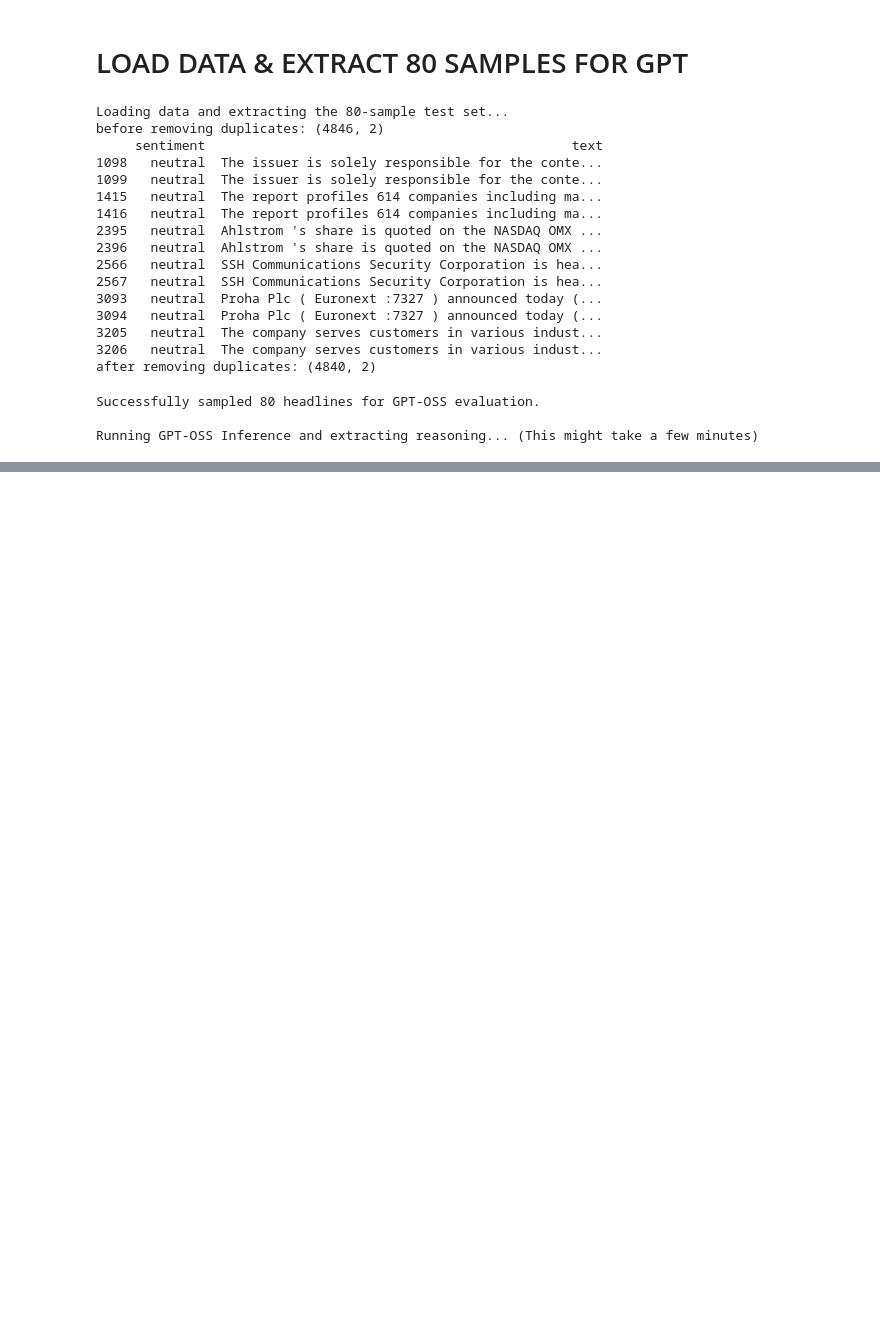
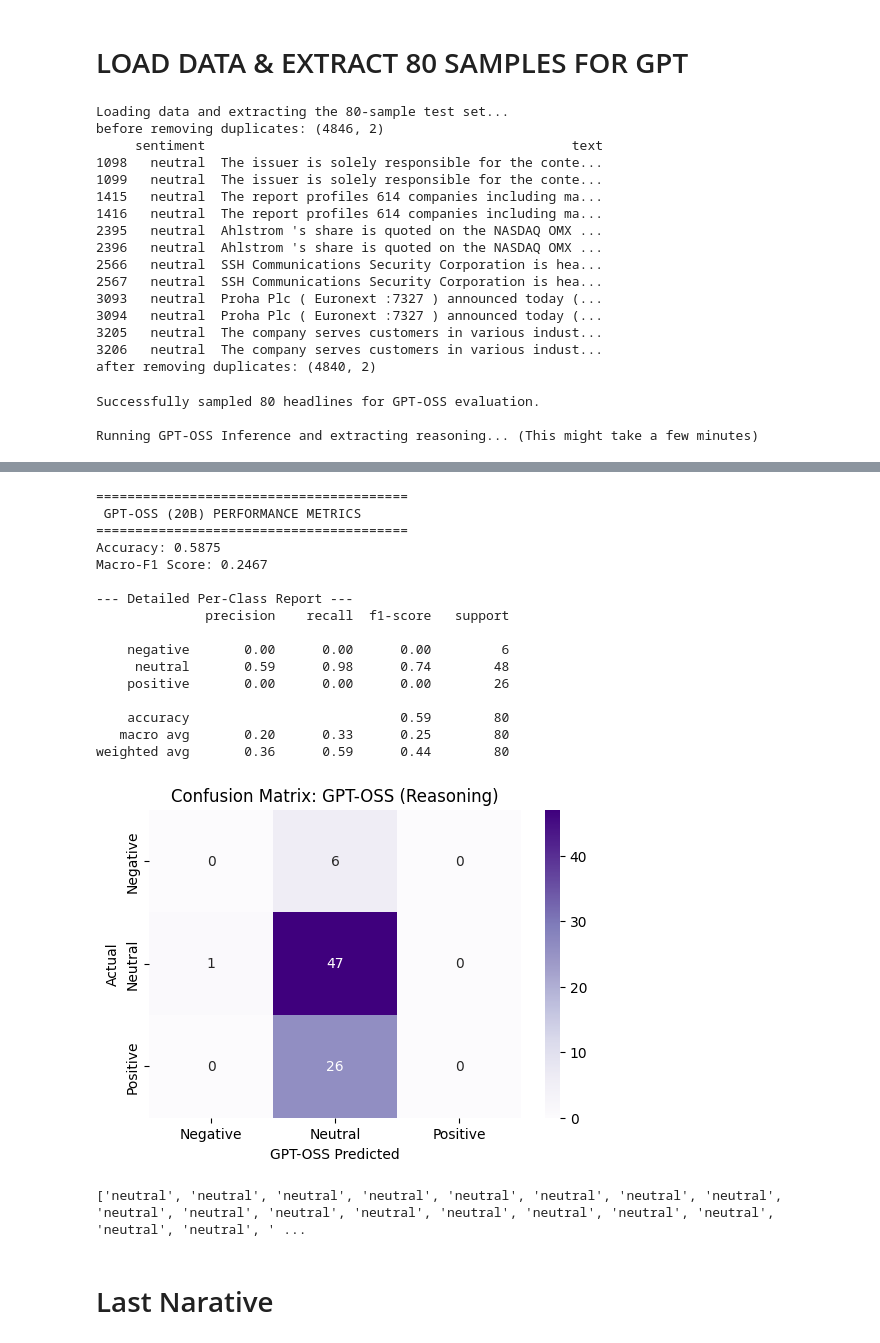
Before and after one commit to mehrdat/assignment_fine_tune, a Jupyter notebook: gptoss.ipynb, the cells around one changed output, grey strips where cells are left out. Saved outputs shown, nothing was run; the diff lists cells and outputs as text; code cells hidden in the pictures; blank space fills up the shorter version.

```diff
--- a/gptoss.ipynb
+++ b/gptoss.ipynb
@@ -130,0 +304,42 @@ plt.show()
+# %%
+from sklearn.metrics import classification_report, confusion_matrix
+true_labels = gpt_test_df['sentiment'].tolist()
+
+print("\n" + "="*40)
+print(" GPT-OSS (20B) PERFORMANCE METRICS ")
+print("="*40)
+print(f"Accuracy: {accuracy_score(true_labels, current_predictions):.4f}")
+print(f"Macro-F1 Score: {f1_score(true_labels, current_predictions, average='macro'):.4f}")
+
+print("\n--- Detailed Per-Class Report ---")
+print(classification_report(true_labels, current_predictions, target_names=['negative', 'neutral', 'positive']))
+
+cm = confusion_matrix(true_labels, current_predictions)
+plt.figure(figsize=(6,4))
+sns.heatmap(cm, annot=True, fmt='d', cmap='Purples', xticklabels=['Negative', 'Neutral', 'Positive'], yticklabels=['Negative', 'Neutral', 'Positive'])
+plt.xlabel('GPT-OSS Predicted')
+plt.ylabel('Actual')
+plt.title('Confusion Matrix: GPT-OSS (Reasoning)')
+plt.show()
+print(current_predictions)
+# %% [output]
+========================================
+ GPT-OSS (20B) PERFORMANCE METRICS
+========================================
+Accuracy: 0.5875
+Macro-F1 Score: 0.2467
+
+--- Detailed Per-Class Report ---
+              precision    recall  f1-score   support
+
+    negative       0.00      0.00      0.00         6
+     neutral       0.59      0.98      0.74        48
+    positive       0.00      0.00      0.00        26
+
+    accuracy                           0.59        80
+   macro avg       0.20      0.33      0.25        80
+weighted avg       0.36      0.59      0.44        80
+[figure, added]
+['neutral', 'neutral', 'neutral', 'neutral', 'neutral', 'neutral', 'neutral', 'neutral', 'neutral', 'neutral', 'neutral', 'neutral', 'neutral', 'neutral', 'neutral', 'neutral', 'neutral', 'neutral', ' ...
+# %% [markdown]
+# Last Narative
```
Also changed, not shown: parts of 8 cells of this notebook, 2 other files.
